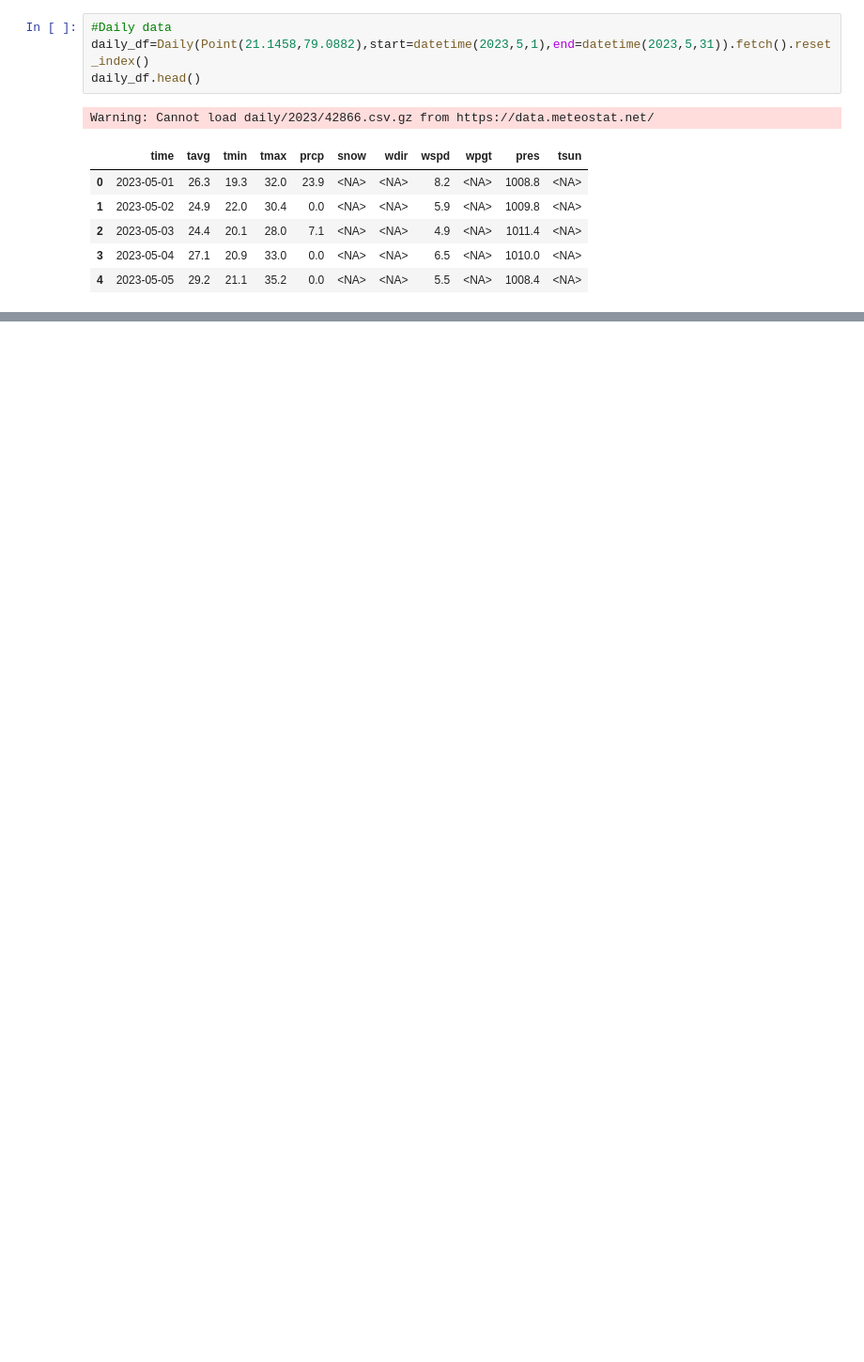
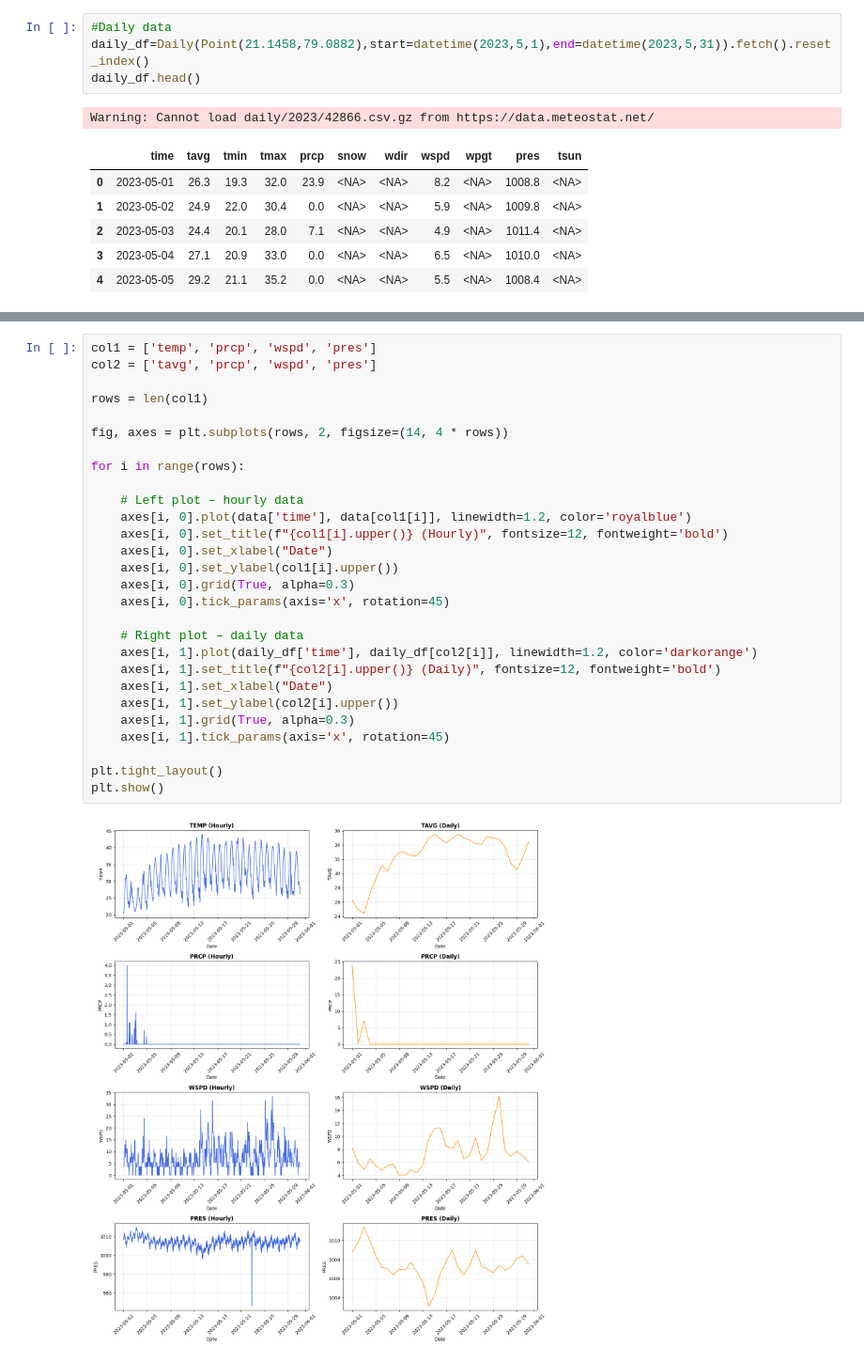
Before and after one commit to sycno15/Weather_Data_Analyser_DSE, a Jupyter notebook: weather.ipynb, the cells around one changed output, grey strips where cells are left out. Shown at 94% size. Drawn from its saved outputs; the diff is of its cells as text; blank space fills up the shorter version.

```diff
--- a/weather.ipynb
+++ b/weather.ipynb
@@ -157,0 +202,30 @@ Warning: Cannot load daily/2023/42866.csv.gz from https://data.meteostat.net/
+# %%
+col1 = ['temp', 'prcp', 'wspd', 'pres']
+col2 = ['tavg', 'prcp', 'wspd', 'pres']
+
+rows = len(col1)
+
+fig, axes = plt.subplots(rows, 2, figsize=(14, 4 * rows))
+
+for i in range(rows):
+
+    # Left plot – hourly data
+    axes[i, 0].plot(data['time'], data[col1[i]], linewidth=1.2, color='royalblue')
+    axes[i, 0].set_title(f"{col1[i].upper()} (Hourly)", fontsize=12, fontweight='bold')
+    axes[i, 0].set_xlabel("Date")
+    axes[i, 0].set_ylabel(col1[i].upper())
+    axes[i, 0].grid(True, alpha=0.3)
+    axes[i, 0].tick_params(axis='x', rotation=45)
+
+    # Right plot – daily data
+    axes[i, 1].plot(daily_df['time'], daily_df[col2[i]], linewidth=1.2, color='darkorange')
+    axes[i, 1].set_title(f"{col2[i].upper()} (Daily)", fontsize=12, fontweight='bold')
+    axes[i, 1].set_xlabel("Date")
+    axes[i, 1].set_ylabel(col2[i].upper())
+    axes[i, 1].grid(True, alpha=0.3)
+    axes[i, 1].tick_params(axis='x', rotation=45)
+
+plt.tight_layout()
+plt.show()
+# %% [output]
+[figure, added]
```
Also changed, not shown: parts of 3 cells of this notebook.
